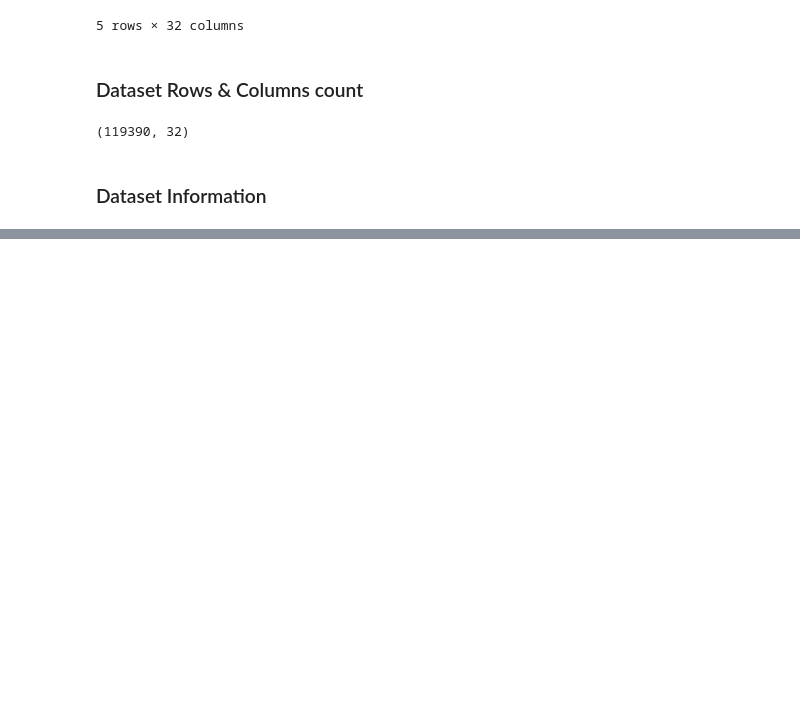
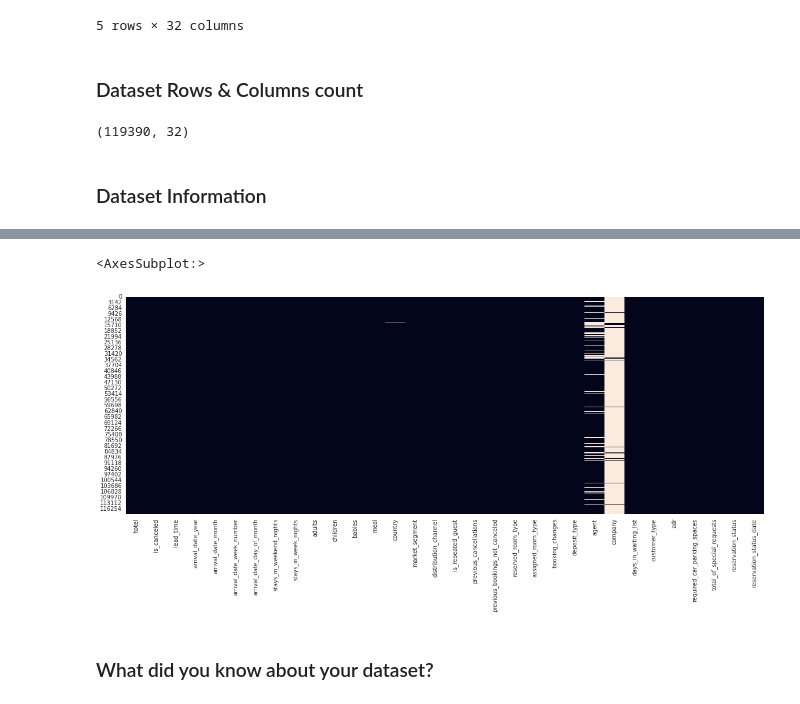
Before and after one commit to ayush9304/HotelBookingAnalysisEDA, a Jupyter notebook: EDA_Hotel_Booking_Analysis.ipynb, the cells around one changed output, grey strips where cells are left out. Saved outputs shown, nothing was run; the diff lists cells and outputs as text; code cells hidden in the pictures; blank space fills up the shorter version.

```diff
--- a/EDA_Hotel_Booking_Analysis.ipynb
+++ b/EDA_Hotel_Booking_Analysis.ipynb
@@ -64,10 +64,11 @@ import pandas as pd
 import numpy as np
 import matplotlib.pyplot as plt
 import seaborn as sns
+sns.set_style('whitegrid')
 # %% [markdown]
 ### Dataset Loading
 # %%
-df = pd.read_csv("https://raw.githubusercontent.com/ayush9304/HotelBookingAnalysisEDA/main/Hotel%20Bookings.csv")
+dataset = pd.read_csv("https://raw.githubusercontent.com/ayush9304/HotelBookingAnalysisEDA/main/Hotel%20Bookings.csv")
 # %% [markdown]
 ### Dataset First View
 # %%
@@ -90,0 +142,10 @@ df.shape
+# %%
+# Visualizing the missing values
+# Checking Null Value by plotting Heatmap
+plt.figure(figsize=(20,7))
+sns.heatmap(dataset.isnull(), cbar=False)
+# %% [output]
+<AxesSubplot:>
+[figure, added]
+# %% [markdown]
+### What did you know about your dataset?
```
Also changed, not shown: parts of 42 cells of this notebook.
